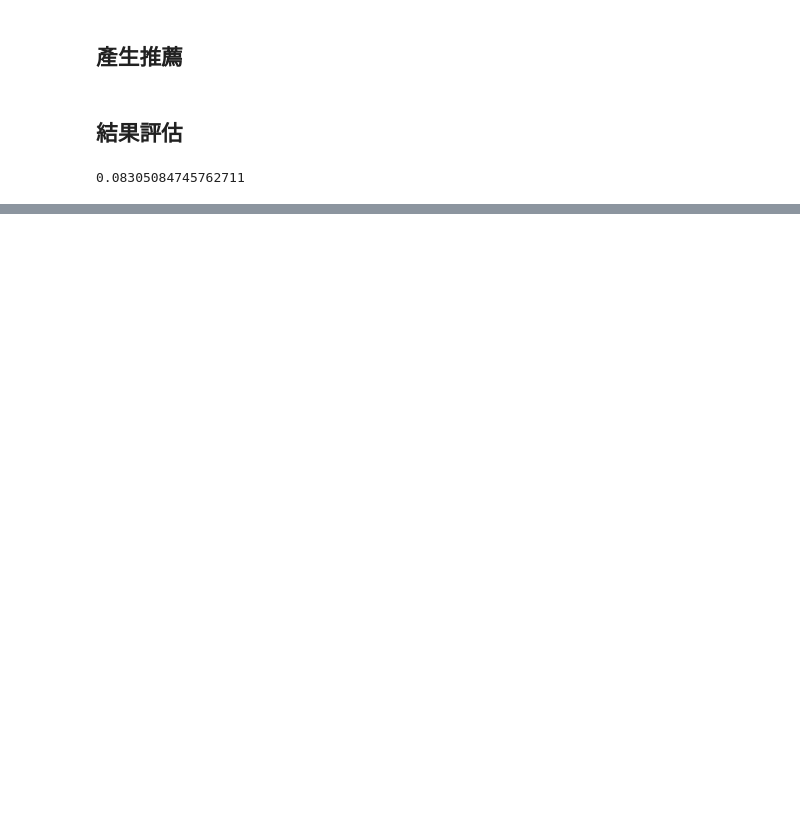
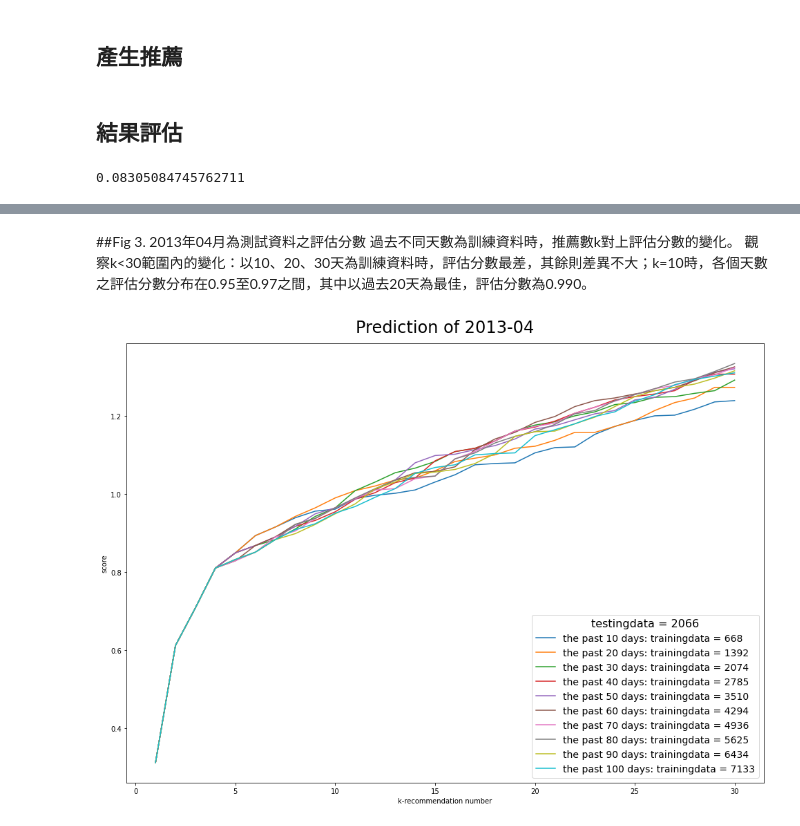
Before and after one commit to HSKrab/data-course-sample, a Jupyter notebook: sample.ipynb, the cells around one changed output, grey strips where cells are left out. Drawn from its saved outputs; the diff is of its cells as text; code cells hidden in the pictures; blank space fills up the shorter version.

```diff
--- a/sample.ipynb
+++ b/sample.ipynb
@@ -177,0 +290,9 @@ plt.plot(x,y)
+# %% [markdown]
+##Fig 3. 2013年04月為測試資料之評估分數
+過去不同天數為訓練資料時，推薦數k對上評估分數的變化。
+</br>
+觀察k<30範圍內的變化：以10、20、30天為訓練資料時，評估分數最差，其餘則差異不大；k=10時，各個天數之評估分數分布在0.95至0.97之間，其中以過去20天為最佳，評估分數為0.990。
+# %%
+graph(predict=datetime.date(2013,4,1),start=1,period=10,klim=30)
+# %% [output]
+[figure, added]
```
Also changed, not shown: parts of 19 cells of this notebook.
